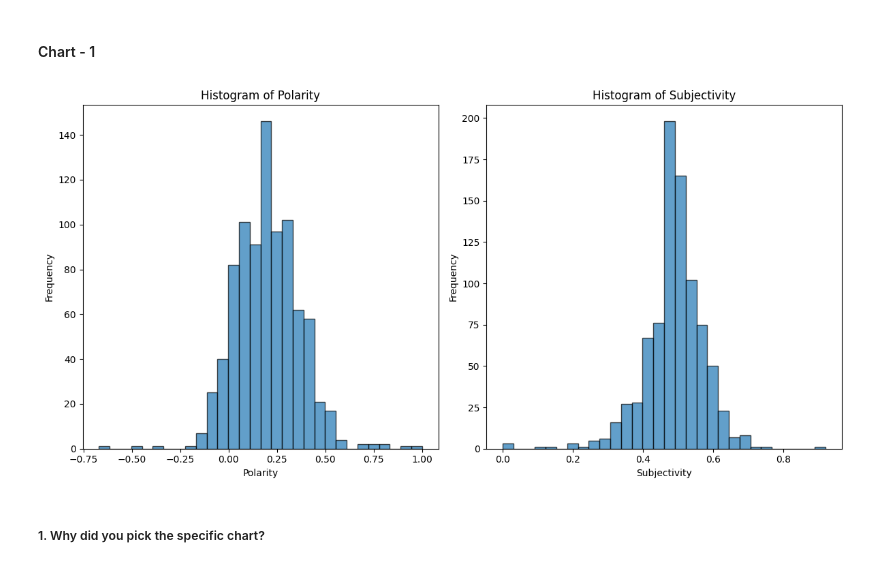
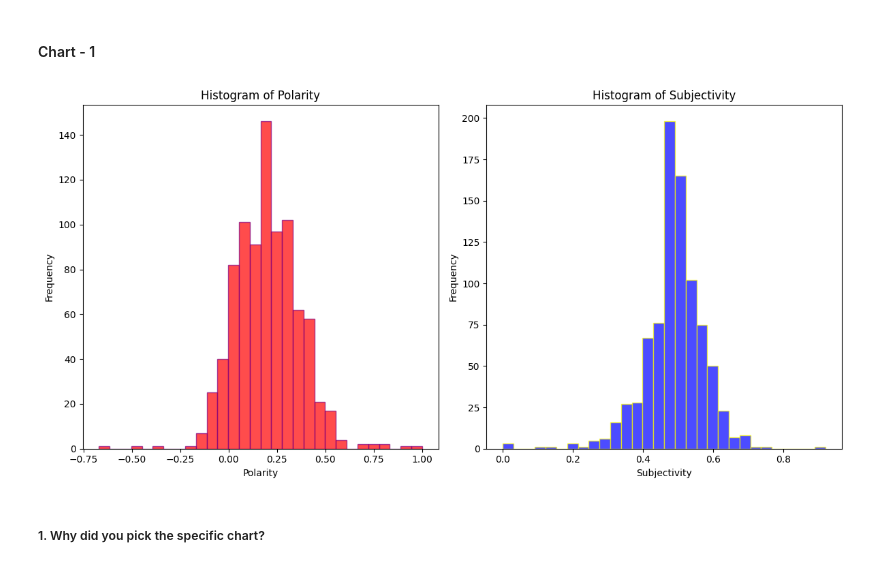
Before and after one commit to kush-agra-soni/3_play_store_eda, a Jupyter notebook: main.ipynb, the cells around one changed output. Drawn from its saved outputs; the diff is of its cells as text; code cells hidden in the pictures.

```diff
--- a/main.ipynb
+++ b/main.ipynb
@@ -884,29 +884,29 @@ DATING                234.0  4.01  0.58  1.0  3.90  4.20  4.2  5.0
 # %%
 # Chart - 1 visualization code
 # In practice, you will use the original dataset again for plotting
 df = pd.read_csv('final_review_data.csv')
 
 # Histogram for Polarity and Subjectivity
 plt.figure(figsize=(12, 6))
 
 # Histogram for Polarity
 plt.subplot(1, 2, 1)
-plt.hist(df['Polarity'], bins=30, edgecolor='k', alpha=0.7)
+plt.hist(df['Polarity'], bins=30, edgecolor='purple', alpha=0.7, color="red")
 plt.title('Histogram of Polarity')
 plt.xlabel('Polarity')
 plt.ylabel('Frequency')
 
 # Histogram for Subjectivity
 plt.subplot(1, 2, 2)
-plt.hist(df['Subjectivity'], bins=30, edgecolor='k', alpha=0.7)
+plt.hist(df['Subjectivity'], bins=30, edgecolor='yellow', alpha=0.7, color="blue")
 plt.title('Histogram of Subjectivity')
 plt.xlabel('Subjectivity')
 plt.ylabel('Frequency')
 
 plt.tight_layout()
 plt.show()
 # %% [output]
-[figure, old version]
+[figure, new version]
 # %% [markdown]
 ##### 1. Why did you pick the specific chart?
 # %% [markdown]
```
Also changed, not shown: parts of 24 cells of this notebook.
